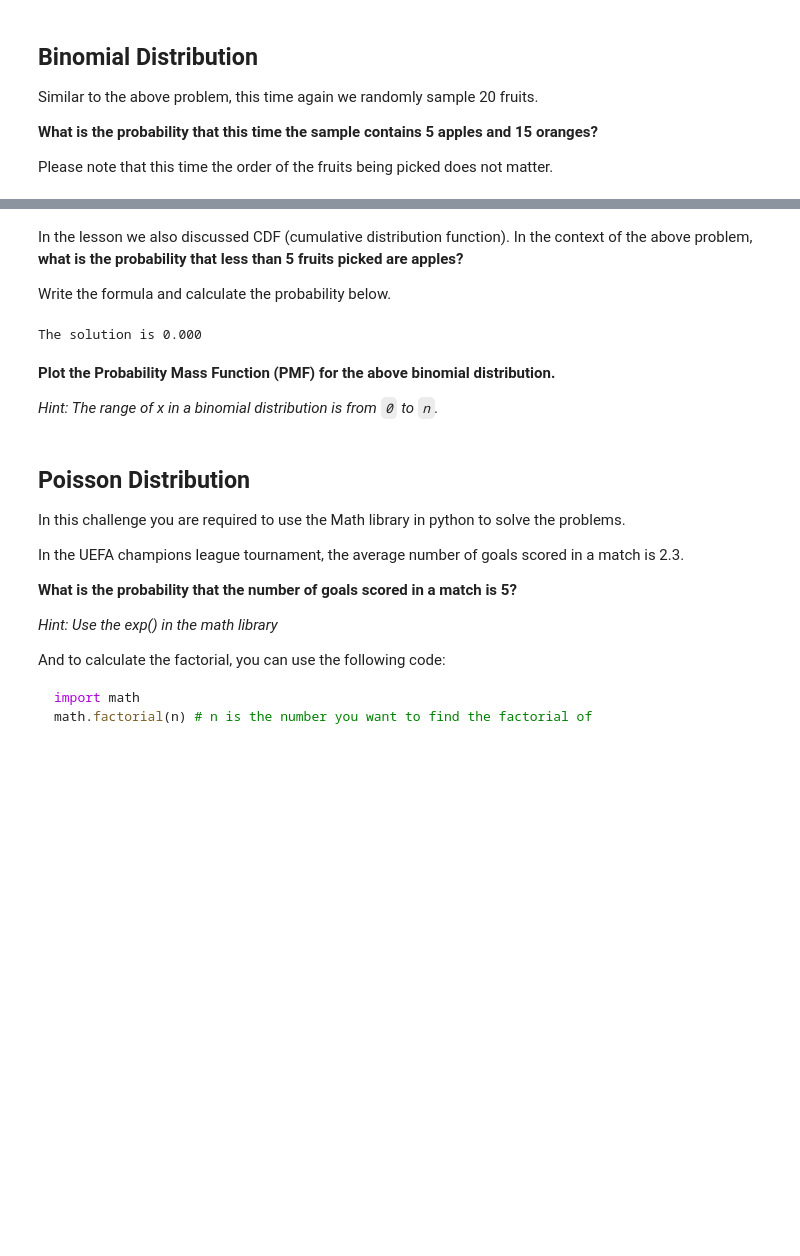
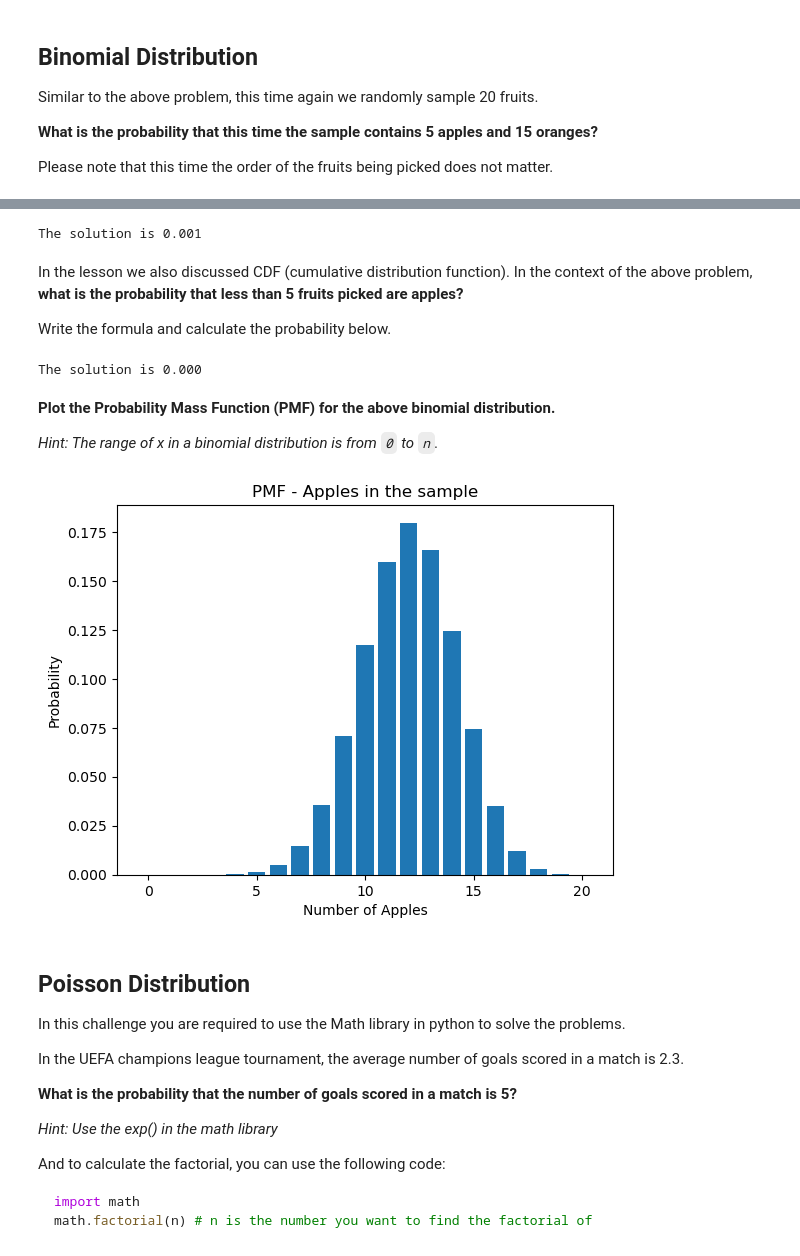
Before and after one commit to ironhack-labs/lab-discrete-probability-distributions-en, a Jupyter notebook: your-code/main.ipynb, the cells around one changed output, grey strips where cells are left out. Cells and saved outputs as stored; diff of their text form; code cells hidden in the pictures; blank space fills up the shorter version.

```diff
--- a/your-code/main.ipynb
+++ b/your-code/main.ipynb
@@ -70,16 +65,24 @@ The solution is 0.000
+# %%
+from scipy.stats import binom
+n = 20
+k = 5
+PMF5 = binom.pmf(k, n, p)
+print(f"The solution is {PMF5:.3f}")
+# %% [output]
+The solution is 0.001
 # %% [markdown]
 In the lesson we also discussed CDF (cumulative distribution function). In the context of the above problem, **what is the probability that less than 5 fruits picked are apples?**
 
 Write the formula and calculate the probability below.
-# %%
-PMF1 = math.comb(a, 1) * math.comb(o, 20 - 1) / math.comb(tot, 20)
-PMF2 = math.comb(a, 2) * math.comb(o, 20 - 2) / math.comb(tot, 20)
-PMF3 = math.comb(a, 3) * math.comb(o, 20 - 3) / math.comb(tot, 20)
-PMF4 = math.comb(a, 4) * math.comb(o, 20 - 4) / math.comb(tot, 20)
-p4 = PMF1 + PMF2 + PMF3 + PMF4
-print(f"The solution is {p4:.3f}")
-# %% [output]
-The solution is 0.000
+# %%
+PMF1 = binom.pmf(1, n, p)
+PMF2 = binom.pmf(2, n, p)
+PMF3 = binom.pmf(3, n, p)
+PMF4 = binom.pmf(4, n, p)
+p3 = PMF1 + PMF2 + PMF3 + PMF4
+print(f"The solution is {p3:.3f}")
+# %% [output]
+The solution is 0.000
 # %% [markdown]
 <!-- **Plot the PDF (probability distributiom function) for the above binomial distribution.** -->
 
@@ -92,3 +92,16 @@ The solution is 0.000
+# %%
+k_values = []
+for i in range(21):
+    k_values.append(i)
+PMF_values = binom.pmf(k_values, n, p)
+# %%
+plt.bar(k_values, PMF_values)
+plt.title("PMF - Apples in the sample")
+plt.xlabel("Number of Apples")
+plt.ylabel("Probability")
+plt.show()
+# %% [output]
+[figure, added]
 # %% [markdown]
 ## Poisson Distribution
 
```
Also changed, not shown: parts of 6 cells of this notebook.
